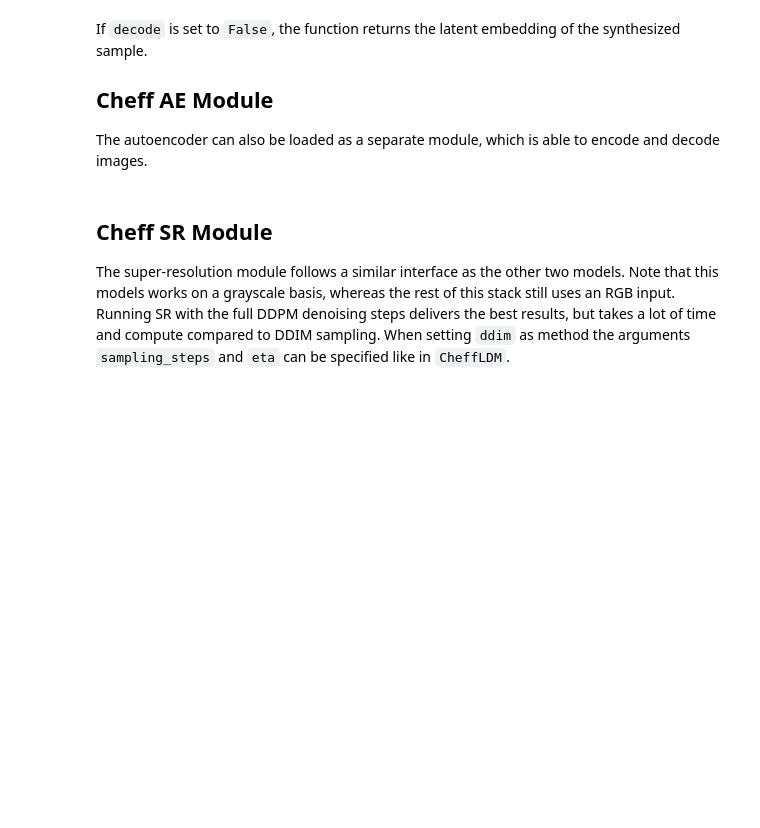
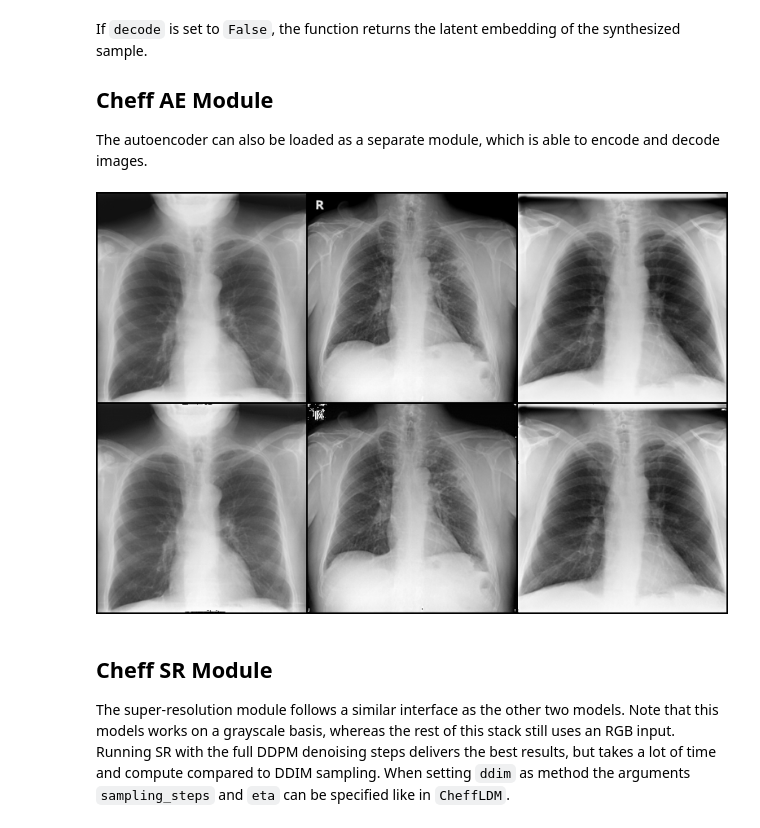
Before and after one commit to saiboxx/chexray-diffusion, a Jupyter notebook: notebooks/01_cheff.ipynb, the cells around one changed output. Saved outputs shown, nothing was run; the diff lists cells and outputs as text; code cells hidden in the pictures; blank space fills up the shorter version.

```diff
--- a/notebooks/01_cheff.ipynb
+++ b/notebooks/01_cheff.ipynb
@@ -51,23 +58,24 @@ The autoencoder can also be loaded as a separate module, which is able to encode
 # %%
 from cheff import CheffAEModel
 
 device = 'cuda'
-ae_path = 'path/to/autoencoder_model.pt'
+ae_path = 'trained_models/cheff_autoencoder.pt'
 
 cheff_ae = CheffAEModel(model_path=ae_path, device=device)
 
-# Create an "image"
-img = torch.rand((1, 3, 256, 256), device=device)
-
-# Encode image to latent space
-z = cheff_ae.encode(img)
+# Encode images to latent space
+z = cheff_ae.encode(imgs)
 
 # Reconstruct images
-img_rec = cheff_ae.decode(z)
+imgs_rec = cheff_ae.decode(z)
 
 # Check reconstruction quality
-grid = make_grid([img[0].cpu(), img_rec[0].cpu()])
+imgs_grid = torch.cat([imgs, imgs_rec]).cpu()
+imgs_grid = torch.stack([to_tensor(to_grayscale(to_pil_image(i))) for i in imgs_grid])
+grid = make_grid(imgs_grid, nrow=len(imgs))
 to_pil_image(grid)
+# %% [output]
+[figure, added]
 # %% [markdown]
 ## Cheff SR Module
 
```
Also changed, not shown: parts of 6 cells of this notebook, 5 other files.
